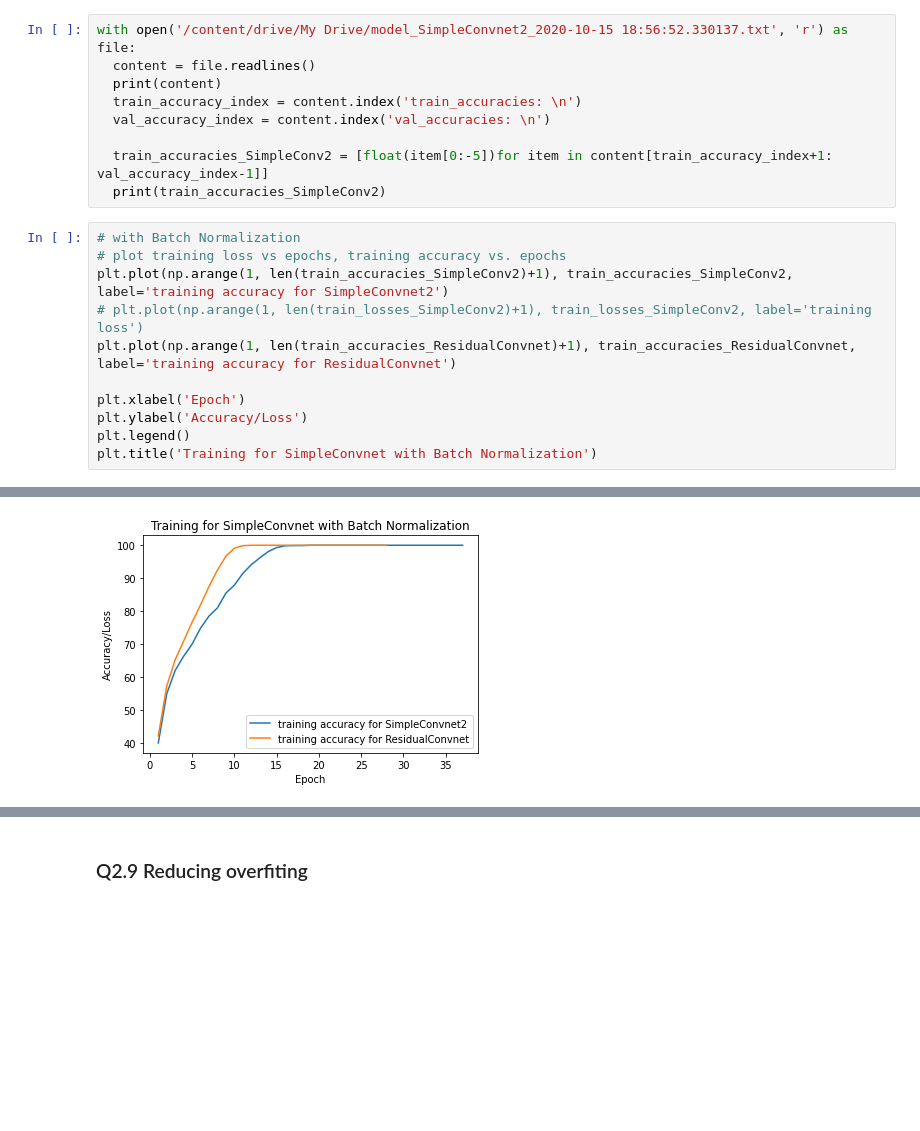
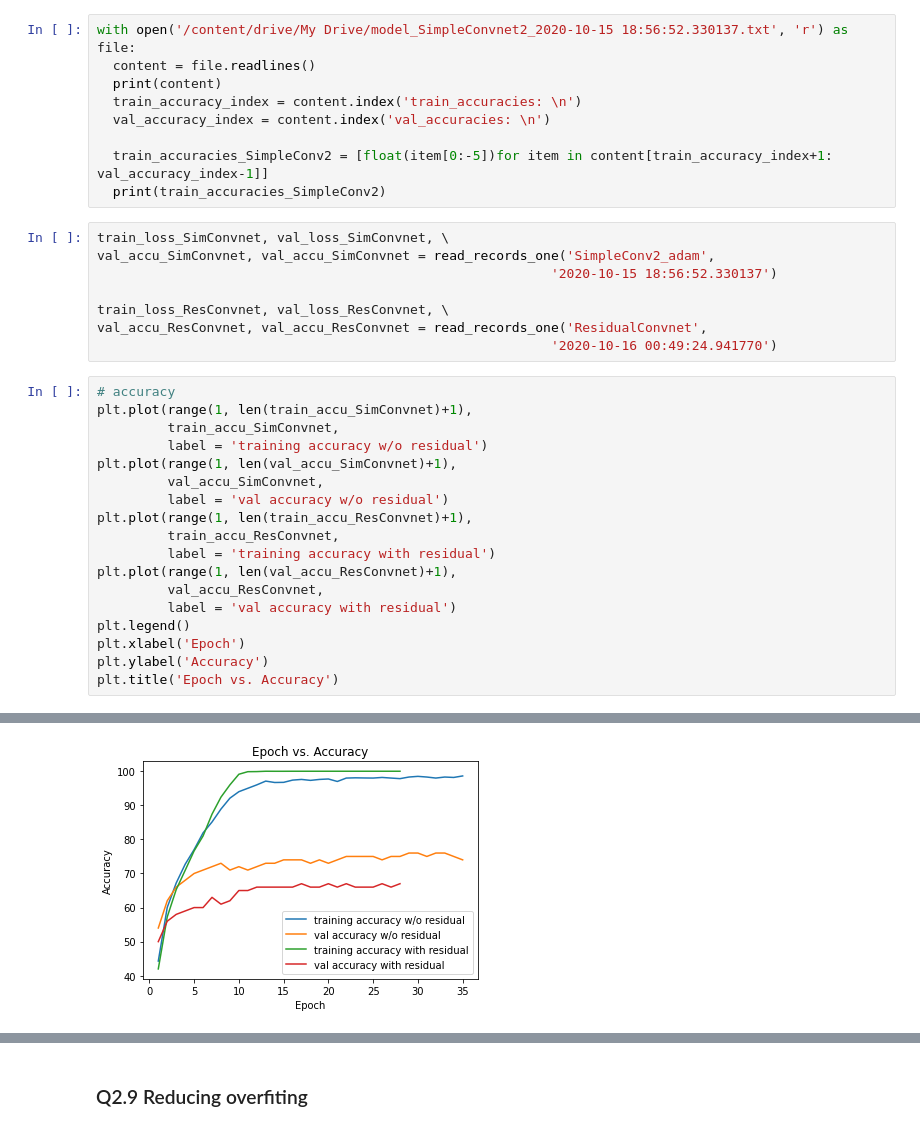
Before and after one commit to ZichangYe/NBA-Analytics, a Jupyter notebook: Q2_11.ipynb, the cells around one changed output, grey strips where cells are left out. Cells and saved outputs as stored; diff of their text form; blank space fills up the shorter version.

```diff
--- a/Q2_11.ipynb
+++ b/Q2_11.ipynb
@@ -907,15 +977,30 @@ with open('/content/drive/My Drive/model_SimpleConvnet2_2020-10-15 18:56:52.3301
 
   train_accuracies_SimpleConv2 = [float(item[0:-5])for item in content[train_accuracy_index+1: val_accuracy_index-1]]
   print(train_accuracies_SimpleConv2)
+# %%
+train_loss_SimConvnet, val_loss_SimConvnet, \
+val_accu_SimConvnet, val_accu_SimConvnet = read_records_one('SimpleConv2_adam',
+                                                          '2020-10-15 18:56:52.330137')
+
+train_loss_ResConvnet, val_loss_ResConvnet, \
+val_accu_ResConvnet, val_accu_ResConvnet = read_records_one('ResidualConvnet',
+                                                          '2020-10-16 00:49:24.941770')
 # %%
-# with Batch Normalization
-# plot training loss vs epochs, training accuracy vs. epochs
-plt.plot(np.arange(1, len(train_accuracies_SimpleConv2)+1), train_accuracies_SimpleConv2, label='training accuracy for SimpleConvnet2')
-# plt.plot(np.arange(1, len(train_losses_SimpleConv2)+1), train_losses_SimpleConv2, label='training loss')
-plt.plot(np.arange(1, len(train_accuracies_ResidualConvnet)+1), train_accuracies_ResidualConvnet, label='training accuracy for ResidualConvnet')
-
+# accuracy
+plt.plot(range(1, len(train_accu_SimConvnet)+1),
+         train_accu_SimConvnet,
+         label = 'training accuracy w/o residual')
+plt.plot(range(1, len(val_accu_SimConvnet)+1),
+         val_accu_SimConvnet,
+         label = 'val accuracy w/o residual')
+plt.plot(range(1, len(train_accu_ResConvnet)+1),
+         train_accu_ResConvnet,
+         label = 'training accuracy with residual')
+plt.plot(range(1, len(val_accu_ResConvnet)+1),
+         val_accu_ResConvnet,
+         label = 'val accuracy with residual')
+plt.legend()
 plt.xlabel('Epoch')
-plt.ylabel('Accuracy/Loss')
-plt.legend()
-plt.title('Training for SimpleConvnet with Batch Normalization')
+plt.ylabel('Accuracy')
+plt.title('Epoch vs. Accuracy')
 # %% [output]
@@ -923 +1008 @@ Text(0.5, 1.0, 'Training for SimpleConvnet with Batch Normalization')
-[figure, old version]
+[figure, new version]
```
Also changed, not shown: parts of 23 cells of this notebook.
